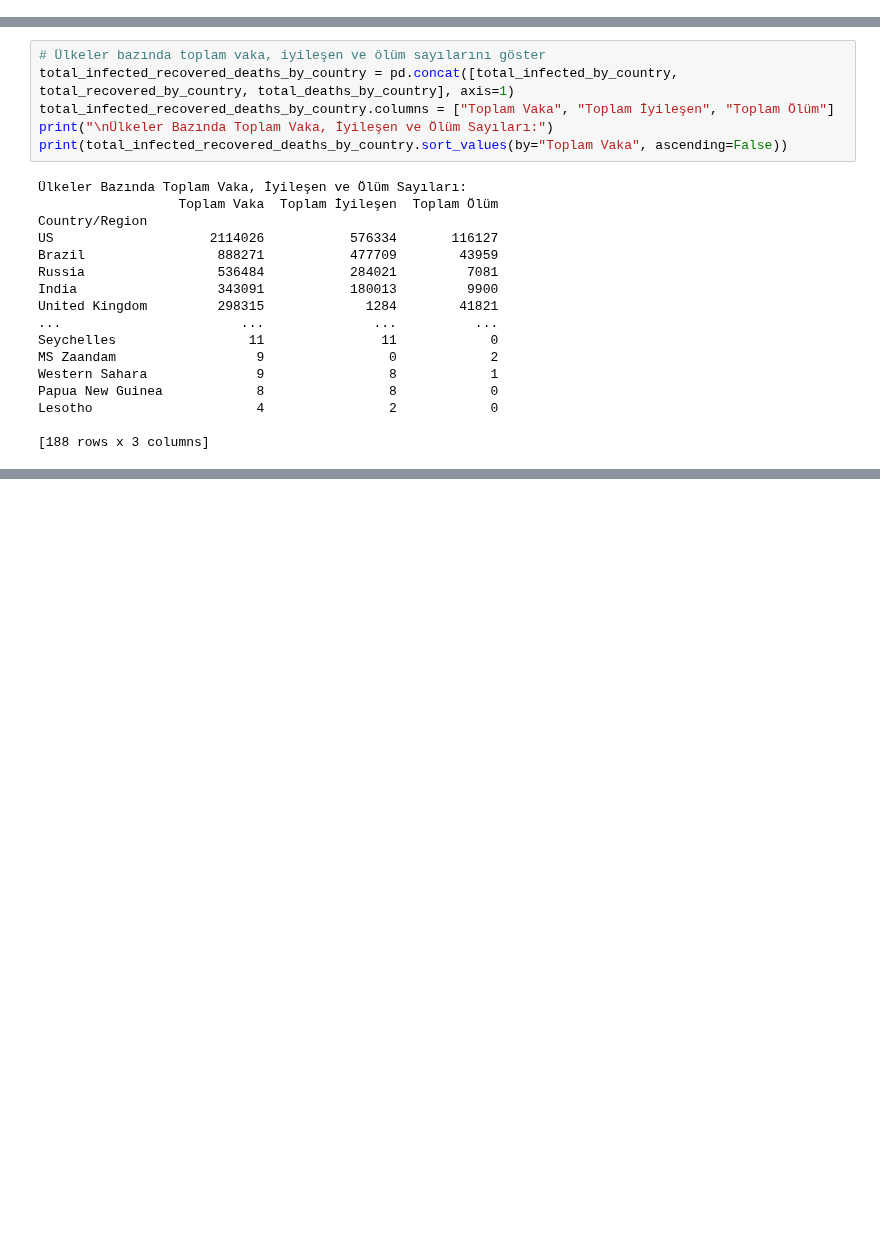
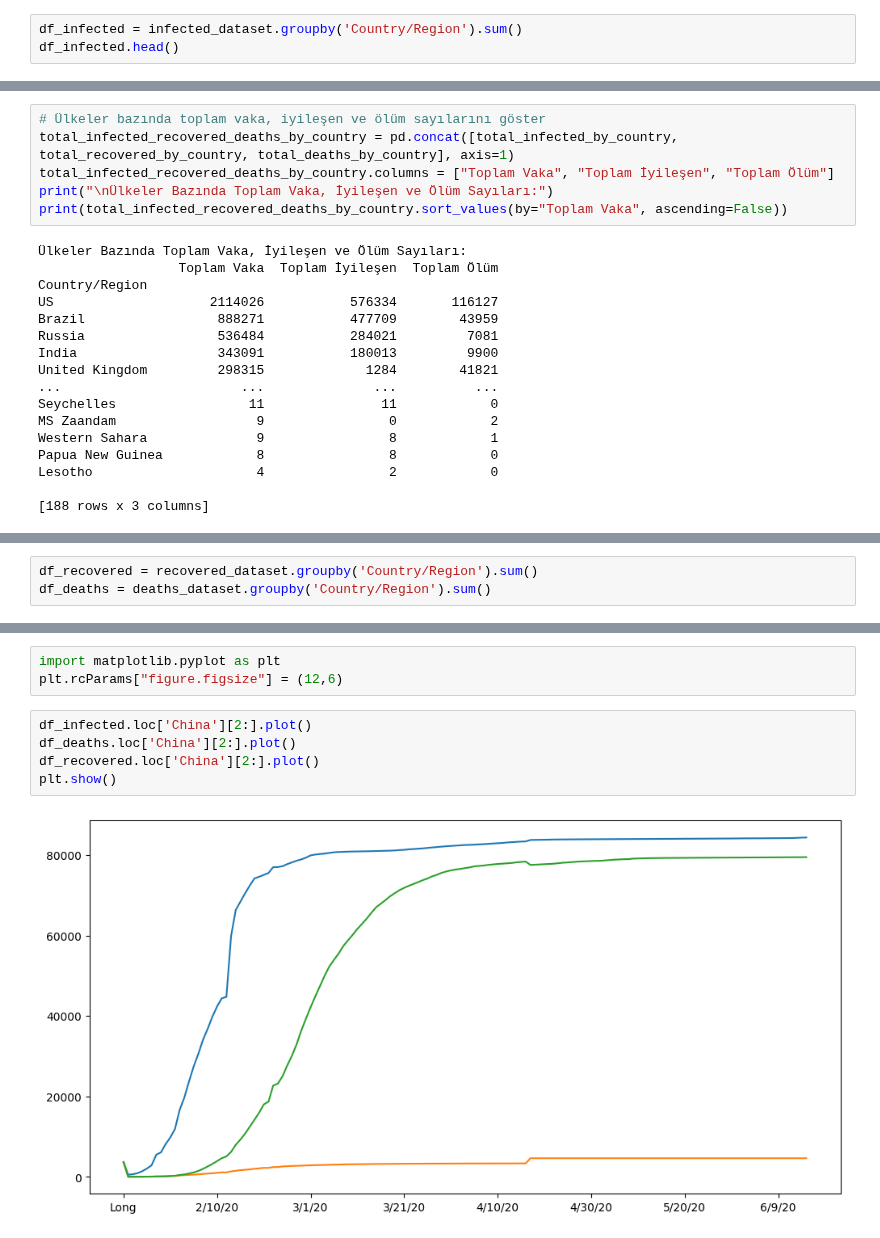
Before and after one commit to SeherKumsar/Ada-Lovelace-Veri-Bilimi-Akademisi, a Jupyter notebook: exercises/week-2-exercise.ipynb, the cells around one changed output, grey strips where cells are left out. Cells and saved outputs as stored; diff of their text form; blank space fills up the shorter version.

```diff
--- a/exercises/week-2-exercise.ipynb
+++ b/exercises/week-2-exercise.ipynb
@@ -150,0 +226,3 @@ deaths_dataset.shape
+# %%
+df_infected = infected_dataset.groupby('Country/Region').sum()
+df_infected.head()
@@ -389,0 +491,3 @@ Lesotho                     4                2            0
+# %%
+df_recovered = recovered_dataset.groupby('Country/Region').sum()
+df_deaths = deaths_dataset.groupby('Country/Region').sum()
@@ -389,0 +525,10 @@ Lesotho                     4                2            0
+# %%
+import matplotlib.pyplot as plt
+plt.rcParams["figure.figsize"] = (12,6)
+# %%
+df_infected.loc['China'][2:].plot()
+df_deaths.loc['China'][2:].plot()
+df_recovered.loc['China'][2:].plot()
+plt.show()
+# %% [output]
+[figure, added]
```
Also changed, not shown: parts of 56 cells of this notebook, 8 other files.
